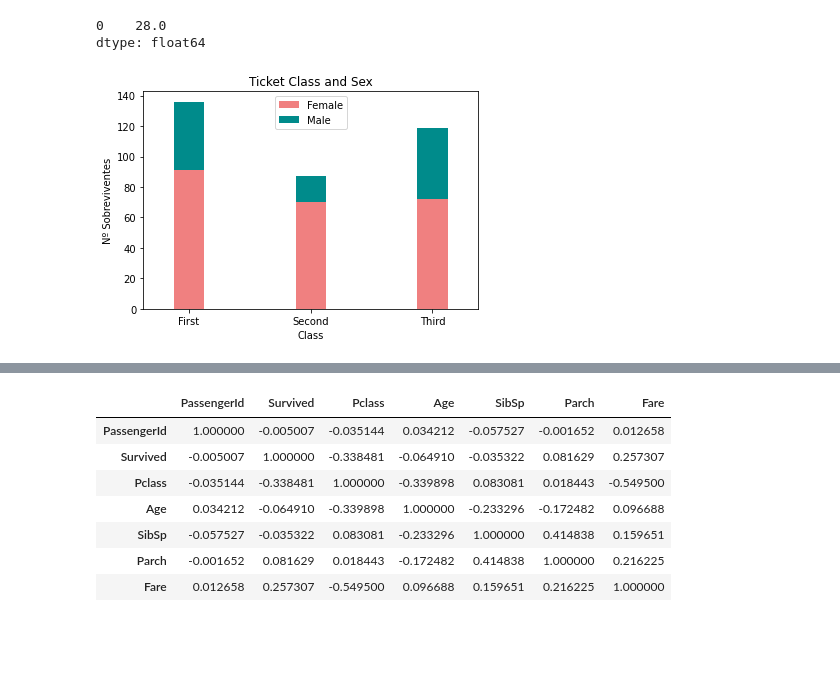
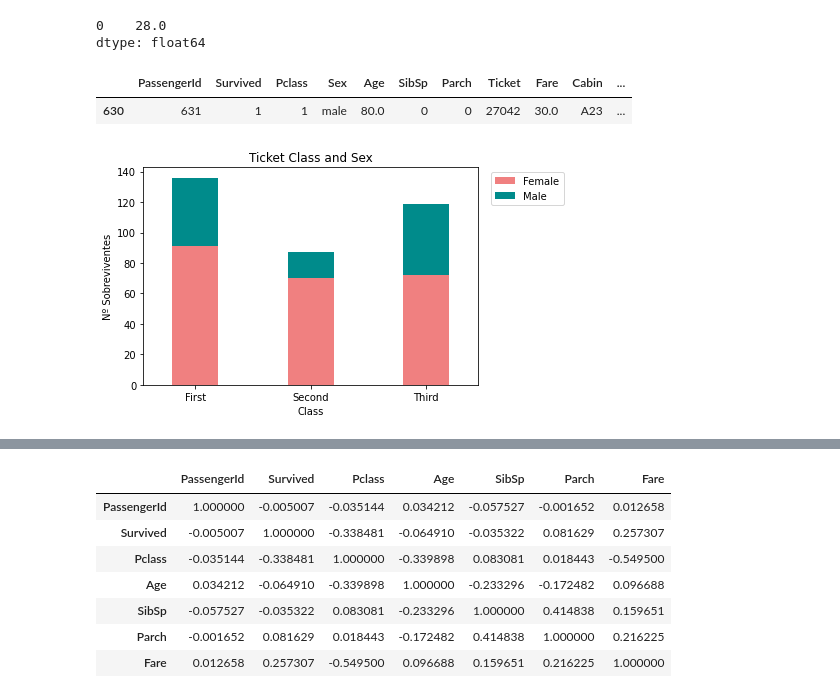
Before and after one commit to douglasfdantas/Python, a Jupyter notebook: Titanic/TitanicSurvivors.ipynb, the cells around one changed output, grey strips where cells are left out. Cells and saved outputs as stored; diff of their text form; code cells hidden in the pictures; blank space fills up the shorter version.

```diff
--- a/Titanic/TitanicSurvivors.ipynb
+++ b/Titanic/TitanicSurvivors.ipynb
@@ -275,16 +275,22 @@ df[df['Survived'] == 1].Age.mode()
 # %% [output]
 0    28.0
 dtype: float64
+# %%
+# Verificando registros de pessoas 70+ anos
+df[df['Survived'] == 1].query('Age > 70')
+# %% [output]
+|  | PassengerId | Survived | Pclass | Sex | Age | SibSp | Parch | Ticket | Fare | Cabin | ... |
+| 630 | 631 | 1 | 1 | male | 80.0 | 0 | 0 | 27042 | 30.0 | A23 | ... |
 # %%
 # Número de sobreviventes por classe
 df2 = df[df['Survived'] == 1]
-df2.groupby('Pclass')['Sex'].value_counts().unstack().plot(kind='bar', stacked = True,  width=0.25, \
+df2.groupby('Pclass')['Sex'].value_counts().unstack().plot(kind='bar', stacked = True,  width=0.4, \
                                                            color={'female': 'lightcoral', 'male': 'darkcyan'})
 plt.title('Ticket Class and Sex')
 plt.xticks([0, 1, 2], ['First', 'Second', 'Third'], rotation='horizontal')
 plt.xlabel ('Class')
 plt.ylabel ('Nº Sobreviventes')
-plt.legend(['Female','Male'])
+plt.legend(['Female','Male'], ncol=1, loc='upper right', bbox_to_anchor = (1.27, 1))
 plt.show()
 # %% [output]
-[figure, old version]
+[figure, new version]
```
Also changed, not shown: parts of 4 cells of this notebook.
